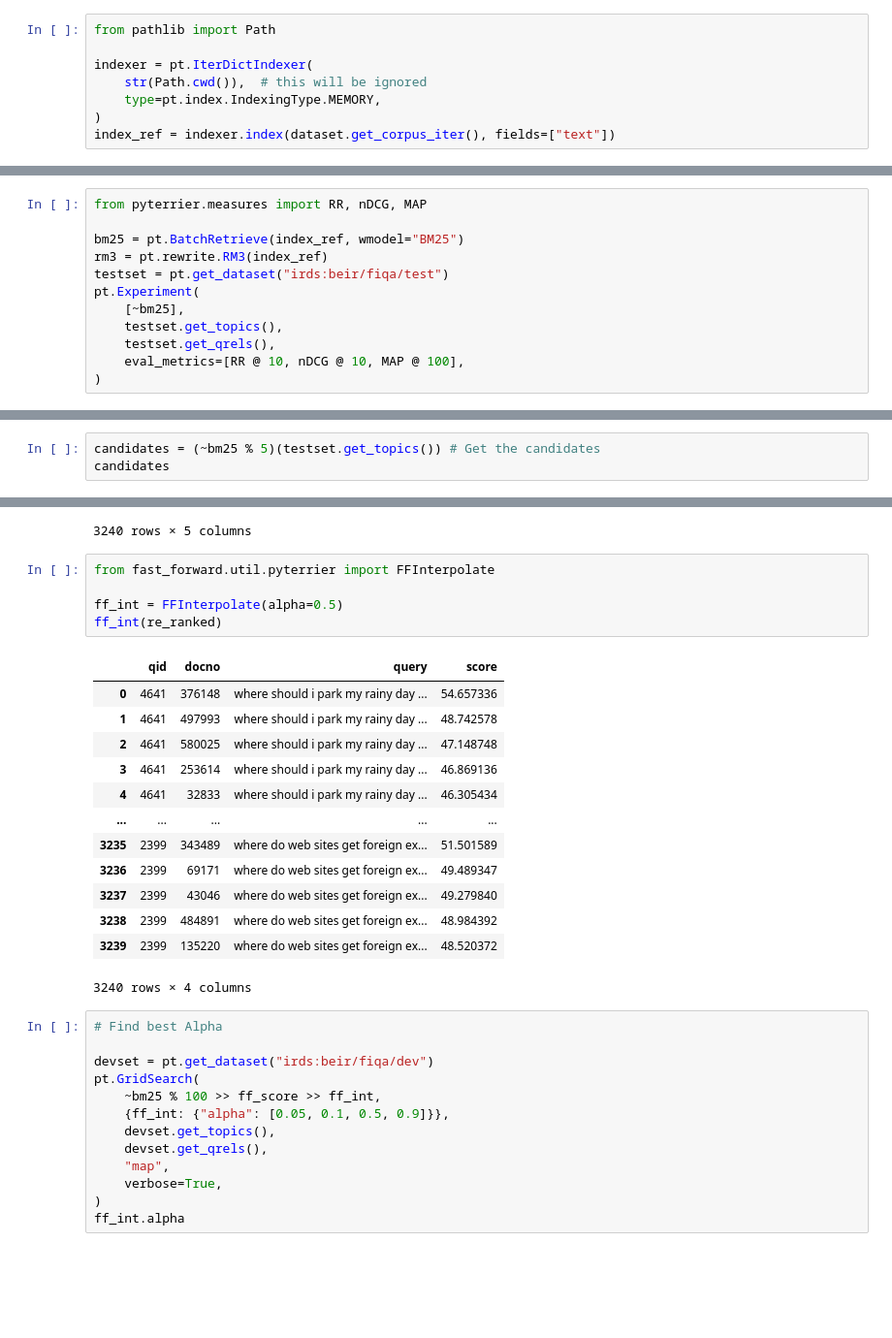
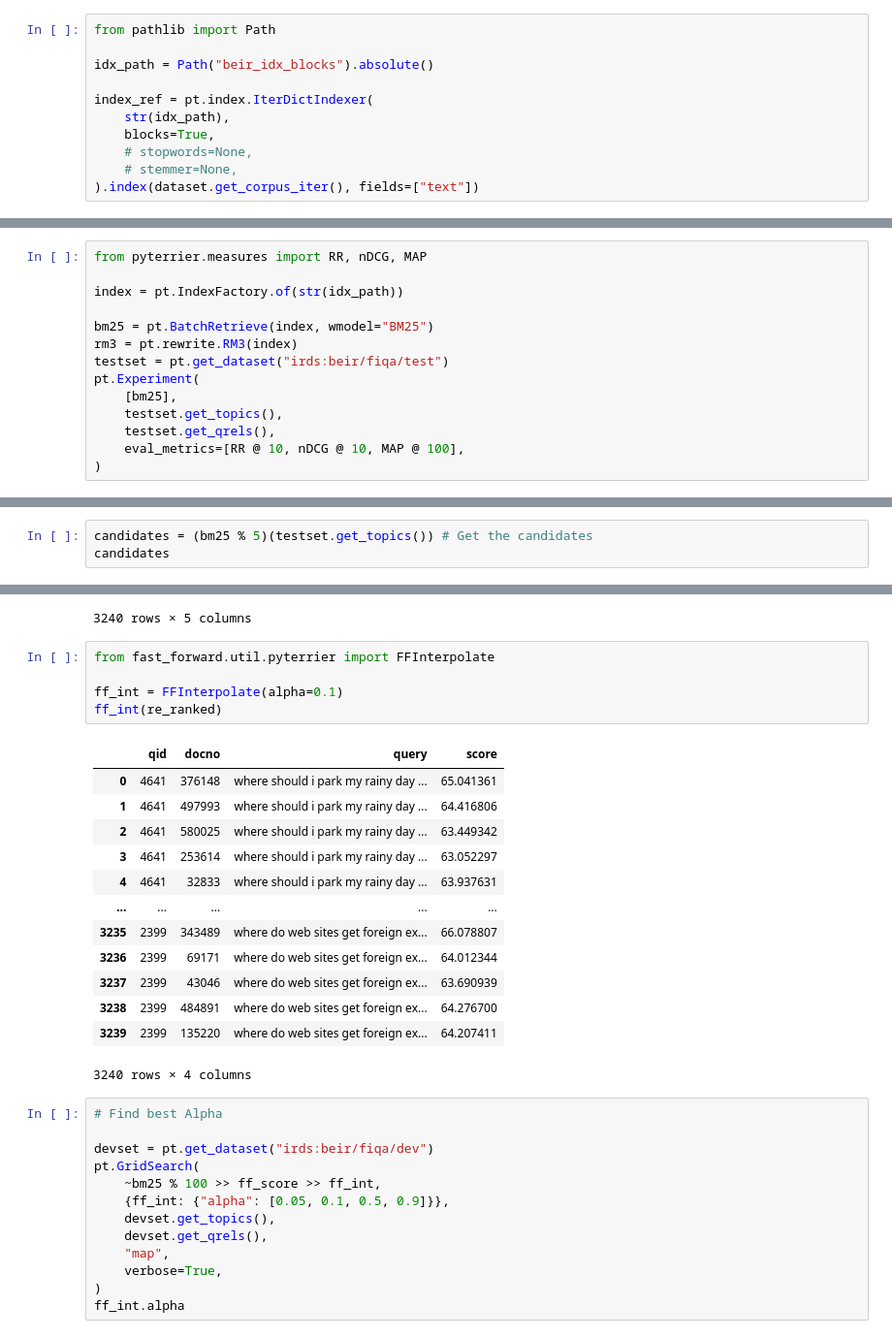
Before and after one commit to tomighita/ir-query-expansion, a Jupyter notebook: 01-experiment.ipynb, the cells around one changed output, grey strips where cells are left out. Shown: that part at 97% size. Cells and saved outputs as stored; diff of their text form; blank space fills up the shorter version.

```diff
--- a/01-experiment.ipynb
+++ b/01-experiment.ipynb
@@ -43,8 +39,11 @@ Create a lexical index (for `BM25` and `RM3`)
 # %%
 from pathlib import Path
 
-indexer = pt.IterDictIndexer(
-    str(Path.cwd()),  # this will be ignored
-    type=pt.index.IndexingType.MEMORY,
-)
-index_ref = indexer.index(dataset.get_corpus_iter(), fields=["text"])
+idx_path = Path("beir_idx_blocks").absolute()
+
+index_ref = pt.index.IterDictIndexer(
+    str(idx_path),
+    blocks=True,
+    # stopwords=None,
+    # stemmer=None,
+).index(dataset.get_corpus_iter(), fields=["text"])
@@ -53,11 +54,13 @@ Create a baseline (BM25 performance)
 # %%
 from pyterrier.measures import RR, nDCG, MAP
 
-bm25 = pt.BatchRetrieve(index_ref, wmodel="BM25")
-rm3 = pt.rewrite.RM3(index_ref)
+index = pt.IndexFactory.of(str(idx_path))
+
+bm25 = pt.BatchRetrieve(index, wmodel="BM25")
+rm3 = pt.rewrite.RM3(index)
 testset = pt.get_dataset("irds:beir/fiqa/test")
 pt.Experiment(
-    [~bm25],
+    [bm25],
     testset.get_topics(),
     testset.get_qrels(),
     eval_metrics=[RR @ 10, nDCG @ 10, MAP @ 100],
@@ -119,7 +124,7 @@ from fast_forward.util.pyterrier import FFScore
 
 ff_score = FFScore(ff_index)
 # %%
-candidates = (~bm25 % 5)(testset.get_topics()) # Get the candidates
+candidates = (bm25 % 5)(testset.get_topics()) # Get the candidates
 candidates
 # %% [output]
 |  | qid | docid | docno | rank | score | query |
@@ -155,21 +160,21 @@ re_ranked
 # %%
 from fast_forward.util.pyterrier import FFInterpolate
 
-ff_int = FFInterpolate(alpha=0.5)
+ff_int = FFInterpolate(alpha=0.1)
 ff_int(re_ranked)
 # %% [output]
 |  | qid | docno | query | score |
-| 0 | 4641 | 376148 | where should i park my rainy day ... | 54.657336 |
-| 1 | 4641 | 497993 | where should i park my rainy day ... | 48.742578 |
-| 2 | 4641 | 580025 | where should i park my rainy day ... | 47.148748 |
-| 3 | 4641 | 253614 | where should i park my rainy day ... | 46.869136 |
-| 4 | 4641 | 32833 | where should i park my rainy day ... | 46.305434 |
+| 0 | 4641 | 376148 | where should i park my rainy day ... | 65.041361 |
+| 1 | 4641 | 497993 | where should i park my rainy day ... | 64.416806 |
+| 2 | 4641 | 580025 | where should i park my rainy day ... | 63.449342 |
+| 3 | 4641 | 253614 | where should i park my rainy day ... | 63.052297 |
+| 4 | 4641 | 32833 | where should i park my rainy day ... | 63.937631 |
 | ... | ... | ... | ... | ... |
-| 3235 | 2399 | 343489 | where do web sites get foreign ex... | 51.501589 |
-| 3236 | 2399 | 69171 | where do web sites get foreign ex... | 49.489347 |
-| 3237 | 2399 | 43046 | where do web sites get foreign ex... | 49.279840 |
-| 3238 | 2399 | 484891 | where do web sites get foreign ex... | 48.984392 |
-| 3239 | 2399 | 135220 | where do web sites get foreign ex... | 48.520372 |
+| 3235 | 2399 | 343489 | where do web sites get foreign ex... | 66.078807 |
+| 3236 | 2399 | 69171 | where do web sites get foreign ex... | 64.012344 |
+| 3237 | 2399 | 43046 | where do web sites get foreign ex... | 63.690939 |
+| 3238 | 2399 | 484891 | where do web sites get foreign ex... | 64.276700 |
+| 3239 | 2399 | 135220 | where do web sites get foreign ex... | 64.207411 |
 3240 rows × 4 columns
 # %%
 # Find best Alpha
```
Also changed, not shown: parts of 9 cells of this notebook, 3 other files.
